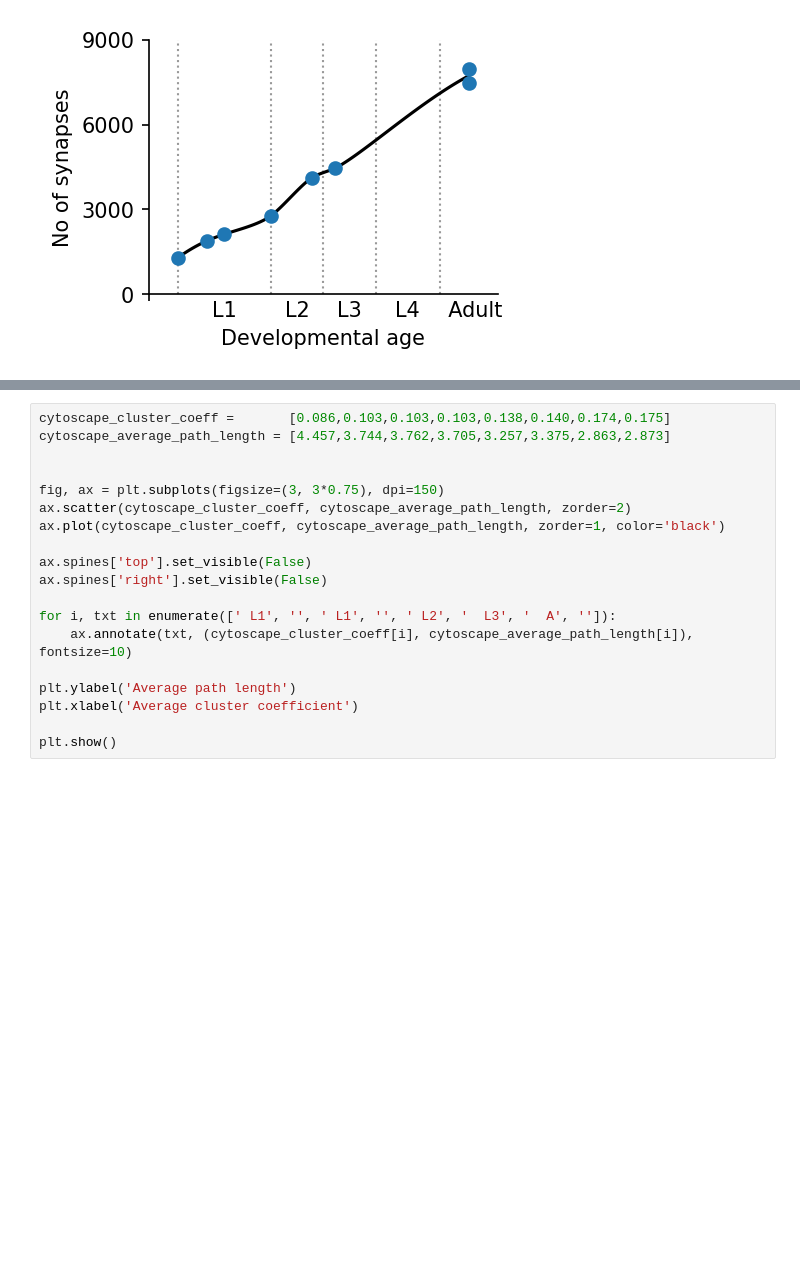
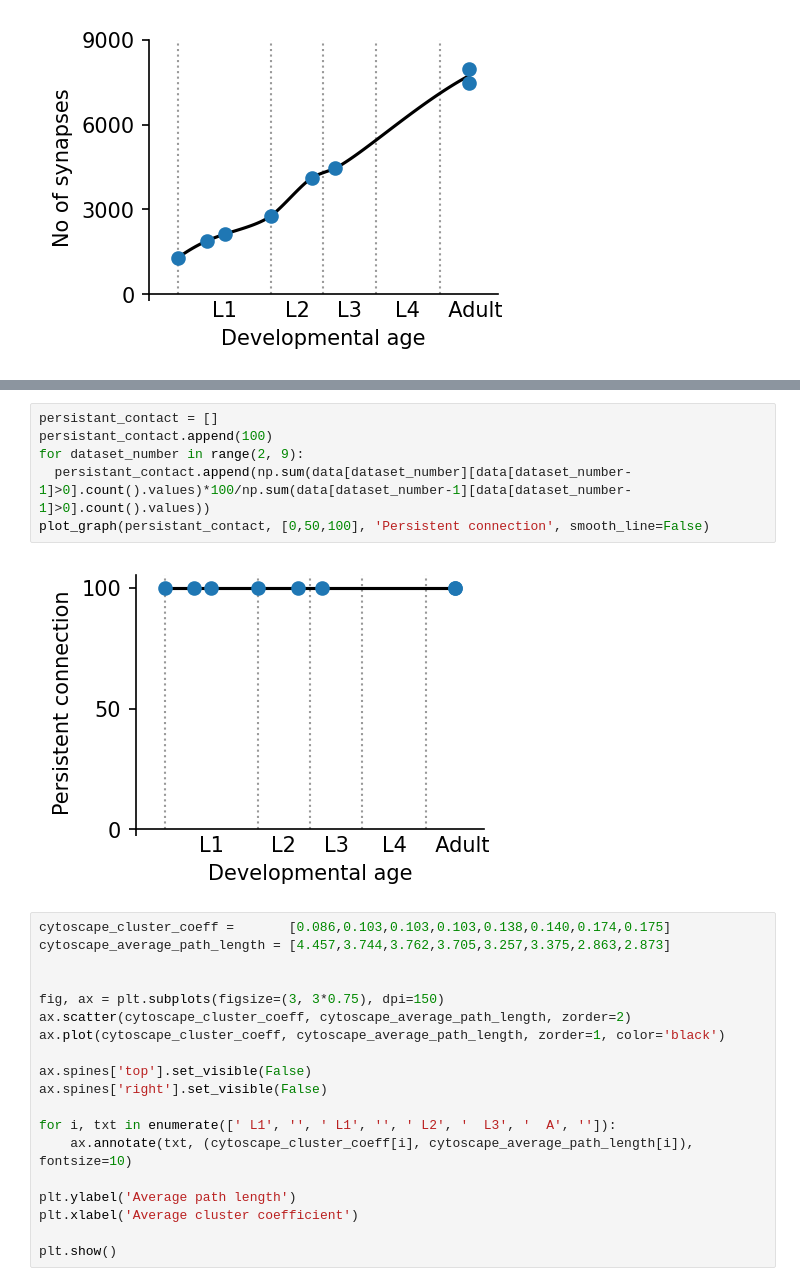
Before and after one commit to samarth1107/Network-Analysis-CElegan-Synapse, a Jupyter notebook: Main.ipynb, the cells around one changed output, grey strips where cells are left out. Drawn from its saved outputs; the diff is of its cells as text; blank space fills up the shorter version.

```diff
--- a/Main.ipynb
+++ b/Main.ipynb
@@ -171,3 +356,11 @@ plot_graph(synapses_per_connection, [0,4,8], 'Synapses per connection')
+# %%
+persistant_contact = []
+persistant_contact.append(100)
+for dataset_number in range(2, 9):
+  persistant_contact.append(np.sum(data[dataset_number][data[dataset_number-1]>0].count().values)*100/np.sum(data[dataset_number-1][data[dataset_number-1]>0].count().values))
+plot_graph(persistant_contact, [0,50,100], 'Persistent connection', smooth_line=False)
+# %% [output]
+[figure, added]
 # %%
 cytoscape_cluster_coeff =       [0.086,0.103,0.103,0.103,0.138,0.140,0.174,0.175]
 cytoscape_average_path_length = [4.457,3.744,3.762,3.705,3.257,3.375,2.863,2.873]
```
Also changed, not shown: parts of 53 cells of this notebook.
